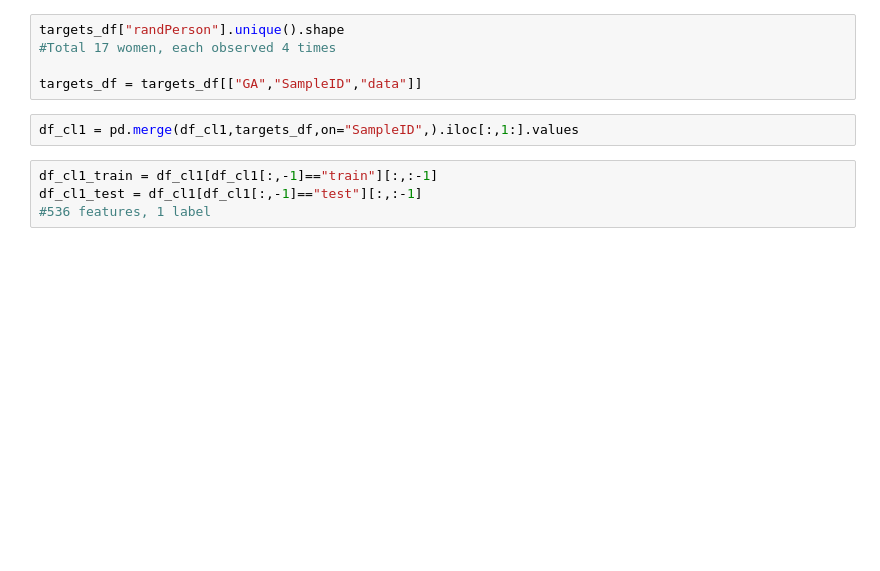
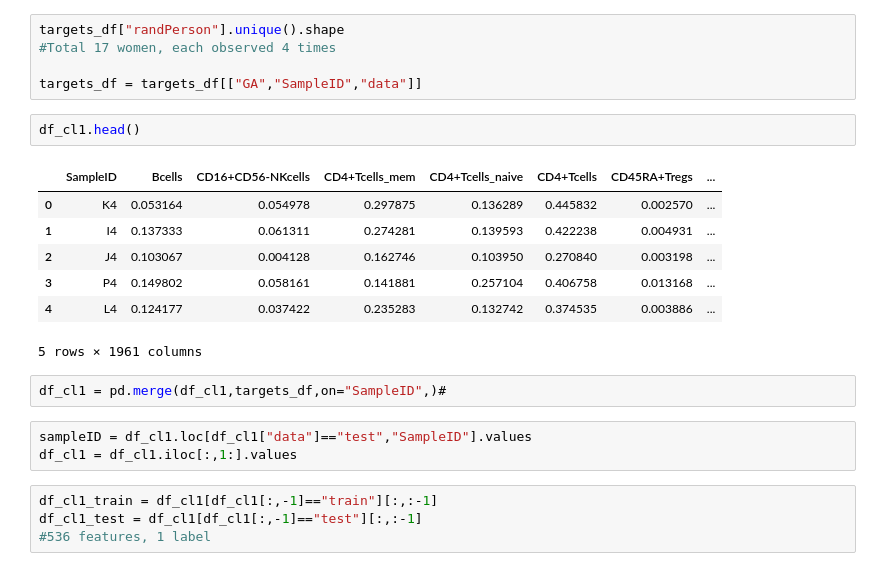
Before and after one commit to jsanket9578/IGIB-HealthCare-Project, a Jupyter notebook: GROUP-11--SC1,2,3--MLmethod.ipynb, the cells around one changed output. Saved outputs shown, nothing was run; the diff lists cells and outputs as text; blank space fills up the shorter version.

```diff
--- a/GROUP-11--SC1,2,3--MLmethod.ipynb
+++ b/GROUP-11--SC1,2,3--MLmethod.ipynb
@@ -89,8 +107,21 @@ targets_df["randPerson"].unique().shape
 #Total 17 women, each observed 4 times
 
 targets_df = targets_df[["GA","SampleID","data"]]
+# %%
+df_cl1.head()
+# %% [output]
+|  | SampleID | Bcells | CD16+CD56-NKcells | CD4+Tcells_mem | CD4+Tcells_naive | CD4+Tcells | CD45RA+Tregs | ... |
+| 0 | K4 | 0.053164 | 0.054978 | 0.297875 | 0.136289 | 0.445832 | 0.002570 | ... |
+| 1 | I4 | 0.137333 | 0.061311 | 0.274281 | 0.139593 | 0.422238 | 0.004931 | ... |
+| 2 | J4 | 0.103067 | 0.004128 | 0.162746 | 0.103950 | 0.270840 | 0.003198 | ... |
+| 3 | P4 | 0.149802 | 0.058161 | 0.141881 | 0.257104 | 0.406758 | 0.013168 | ... |
+| 4 | L4 | 0.124177 | 0.037422 | 0.235283 | 0.132742 | 0.374535 | 0.003886 | ... |
+5 rows × 1961 columns
 # %%
-df_cl1 = pd.merge(df_cl1,targets_df,on="SampleID",).iloc[:,1:].values
+df_cl1 = pd.merge(df_cl1,targets_df,on="SampleID",)#
+# %%
+sampleID = df_cl1.loc[df_cl1["data"]=="test","SampleID"].values
+df_cl1 = df_cl1.iloc[:,1:].values
 # %%
 df_cl1_train = df_cl1[df_cl1[:,-1]=="train"][:,:-1]
 df_cl1_test = df_cl1[df_cl1[:,-1]=="test"][:,:-1]
```
Also changed, not shown: parts of 21 cells of this notebook, 4 other files.
